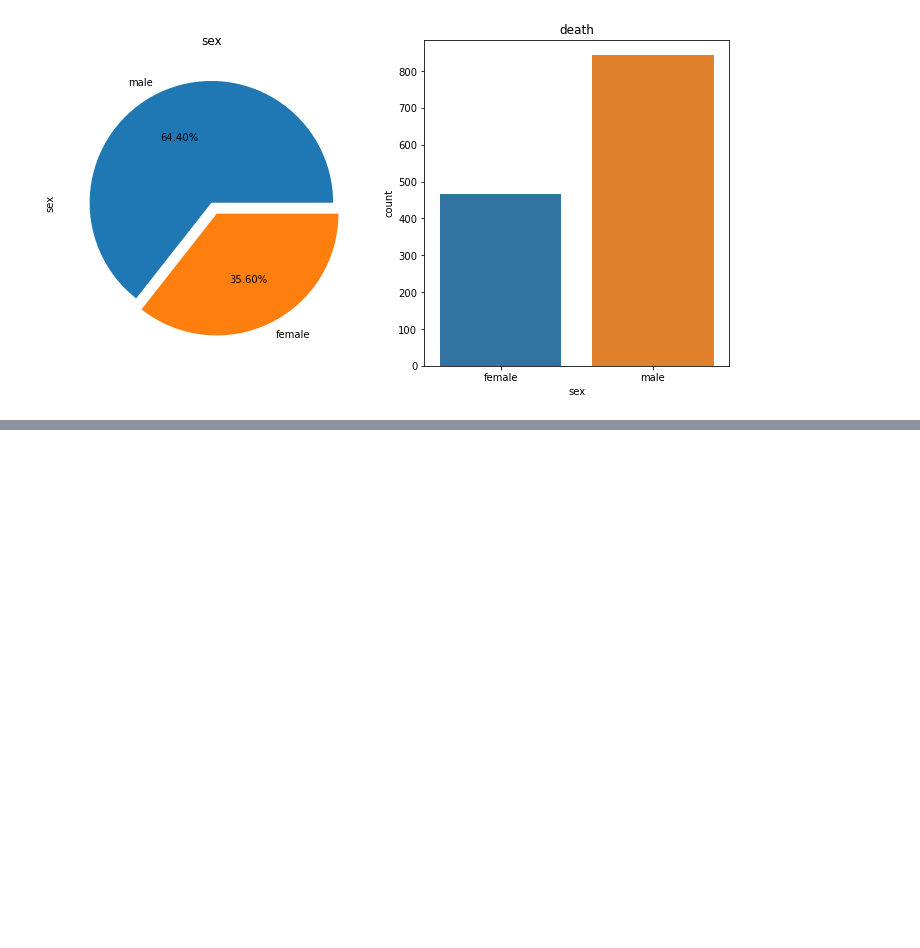
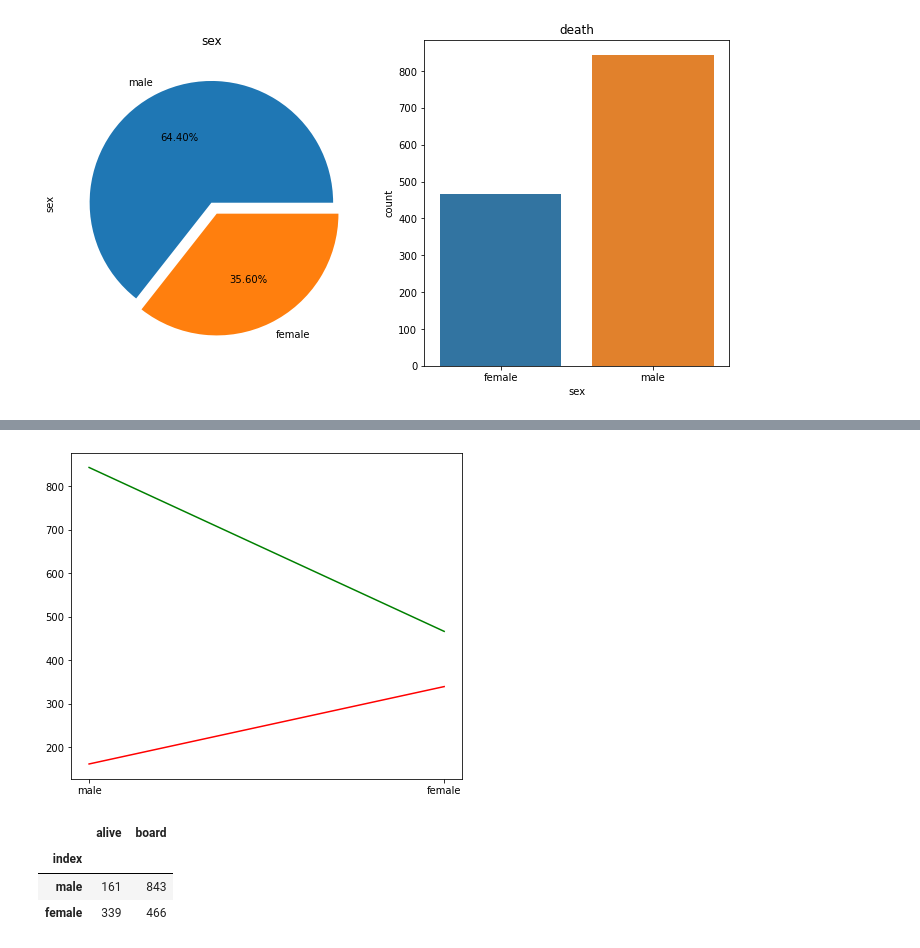
Before and after one commit to jinhuioh/Hi_ai, a Jupyter notebook: data07/titanic-post.ipynb, the cells around one changed output, grey strips where cells are left out. Drawn from its saved outputs; the diff is of its cells as text; code cells hidden in the pictures; blank space fills up the shorter version.

```diff
--- a/data07/titanic-post.ipynb
+++ b/data07/titanic-post.ipynb
@@ -224,0 +324,15 @@ plt.show()
+# %%
+plt.figure(figsize=(7, 6))
+plt.plot(sex_df['index'], sex_df['board'], color='g')
+plt.plot(sex_df['index'], sex_df['alive'], color='r')
+plt.show()
+# %% [output]
+[figure, added]
+# %%
+sex_df.set_index('index', inplace=True)#인덱스를 성별로 잡아서 그래프 그림.
+sex_df
+# %% [output]
+|  | alive | board |
+| index |  |  |
+| male | 161 | 843 |
+| female | 339 | 466 |
```
Also changed, not shown: parts of 62 cells of this notebook, 1 other file.
